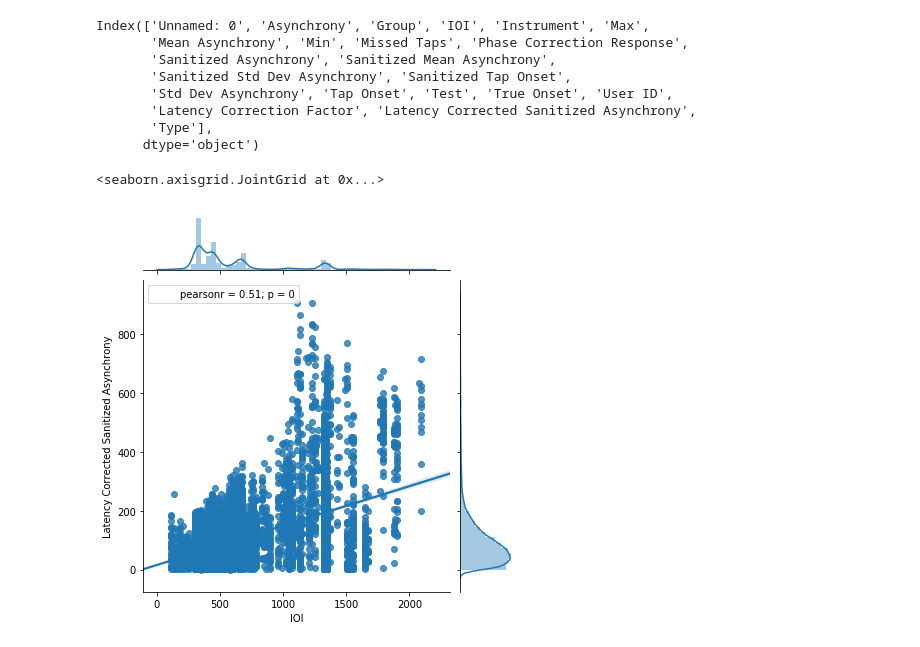
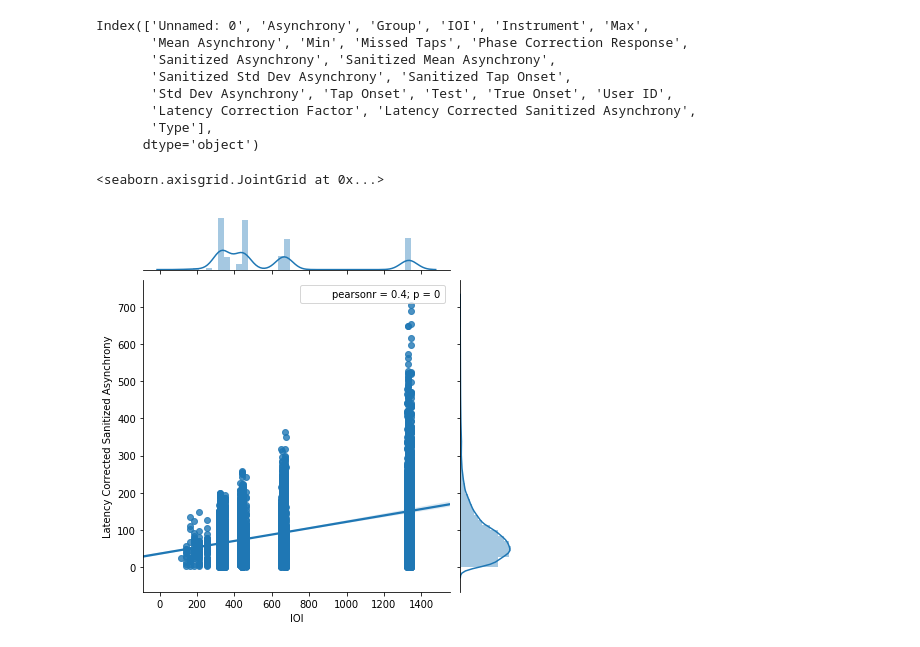
Before and after one commit to nickpourazima/he-sm, a Jupyter notebook: Python/Analysis/Latest_Final_DataAnalysis.ipynb, the cells around one changed output. Saved outputs shown, nothing was run; the diff lists cells and outputs as text; code cells hidden in the pictures.

Commit message:
+dataAnalysis Ch writing

```diff
--- a/Python/Analysis/Latest_Final_DataAnalysis.ipynb
+++ b/Python/Analysis/Latest_Final_DataAnalysis.ipynb
@@ -41,10 +40,10 @@ Index(['Unnamed: 0', 'Asynchrony', 'Group', 'IOI', 'Instrument', 'Max',
 # %%
 # new = df[df.Test.isin(audibleTests)]
 # new = df[df.Group.isin(["Neither","Amateur"])]
-sns.jointplot(x="IOI",y="Latency Corrected Sanitized Asynchrony",data=df,kind="reg")
+sns.jointplot(x="IOI",y="Latency Corrected Sanitized Asynchrony",data=df[df.Test.isin(a1+a2+h1)],kind="reg")
 # %% [output]
 <seaborn.axisgrid.JointGrid at 0x...>
-[figure, old version]
+[figure, new version]
 # %%
 sns.pairplot(df, x_vars=["IOI"], y_vars=["Latency Corrected Sanitized Asynchrony","Missed Taps","Phase Correction Response"],
              hue="Group", kind="reg");
```
Also changed, not shown: parts of 5 cells of this notebook, 20 other files.
